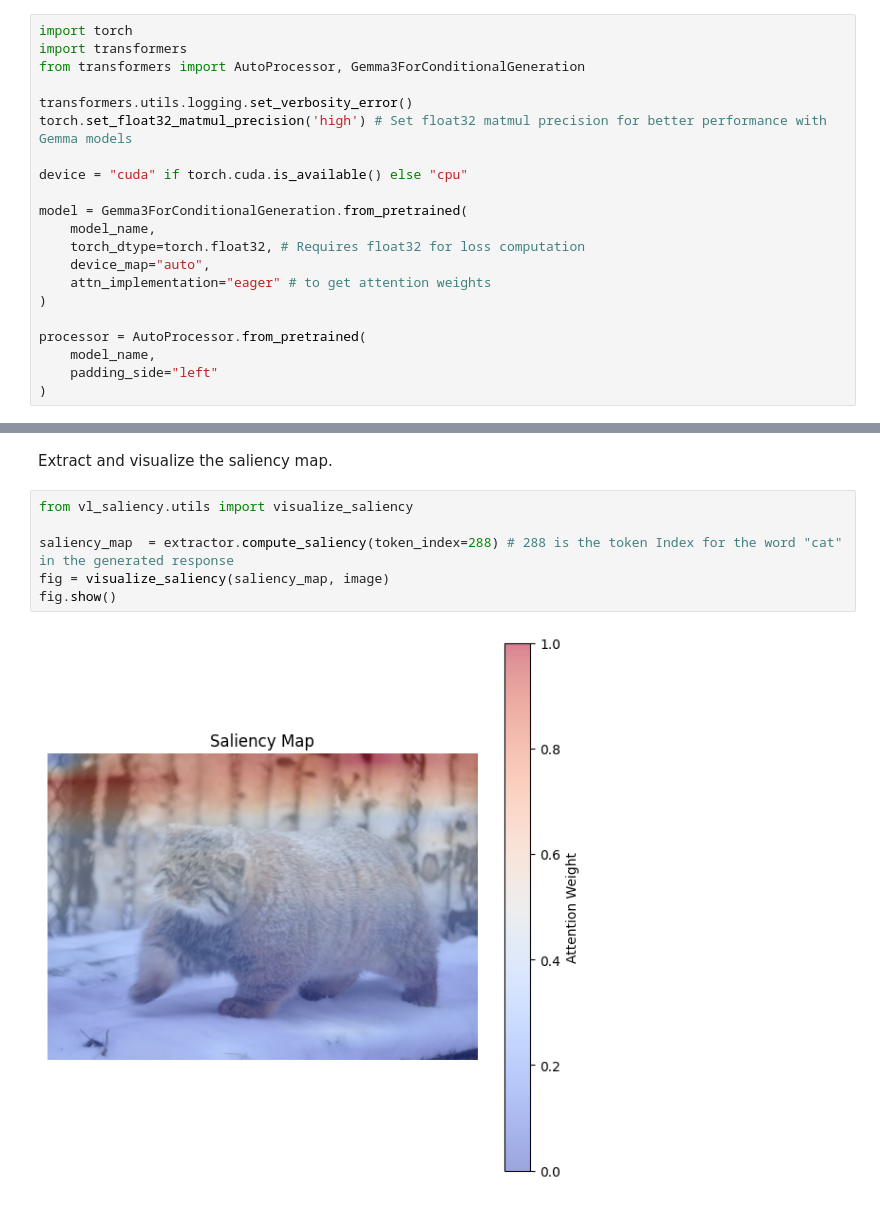
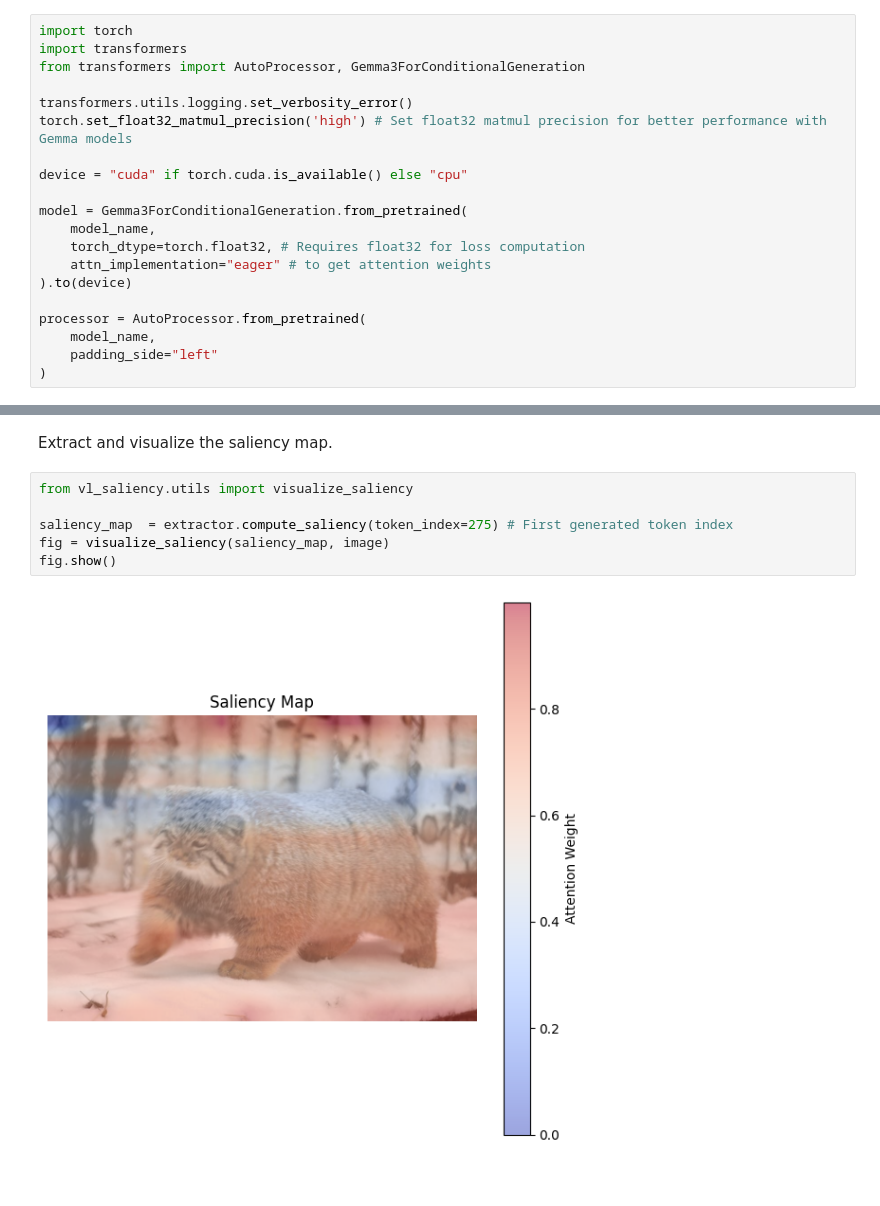
Before and after one commit to alexander-brady/vl-saliency, a Jupyter notebook: notebooks/gemma.ipynb, the cells around one changed output, grey strips where cells are left out. Saved outputs shown, nothing was run; the diff lists cells and outputs as text.

```diff
--- a/notebooks/gemma.ipynb
+++ b/notebooks/gemma.ipynb
@@ -33,9 +33,8 @@ device = "cuda" if torch.cuda.is_available() else "cpu"
 model = Gemma3ForConditionalGeneration.from_pretrained(
     model_name,
     torch_dtype=torch.float32, # Requires float32 for loss computation
-    device_map="auto",
     attn_implementation="eager" # to get attention weights
-)
+).to(device)
 
 processor = AutoProcessor.from_pretrained(
     model_name,
@@ -84,8 +83,8 @@ Extract and visualize the saliency map.
 # %%
 from vl_saliency.utils import visualize_saliency
 
-saliency_map  = extractor.compute_saliency(token_index=288) # 288 is the token Index for the word "cat" in the generated response
+saliency_map  = extractor.compute_saliency(token_index=275) # First generated token index
 fig = visualize_saliency(saliency_map, image)
 fig.show()
 # %% [output]
-[figure, old version]
+[figure, new version]
```
Also changed, not shown: parts of 2 cells of this notebook.
